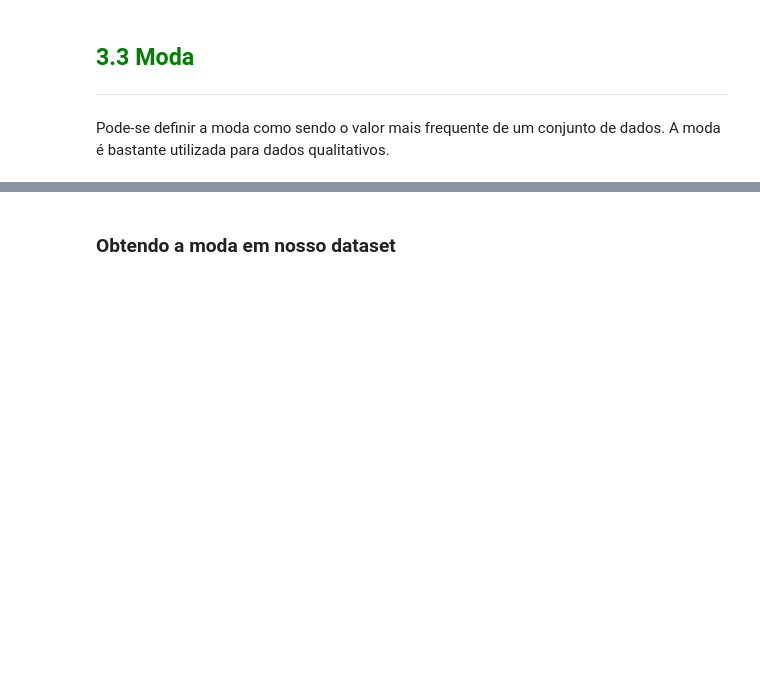
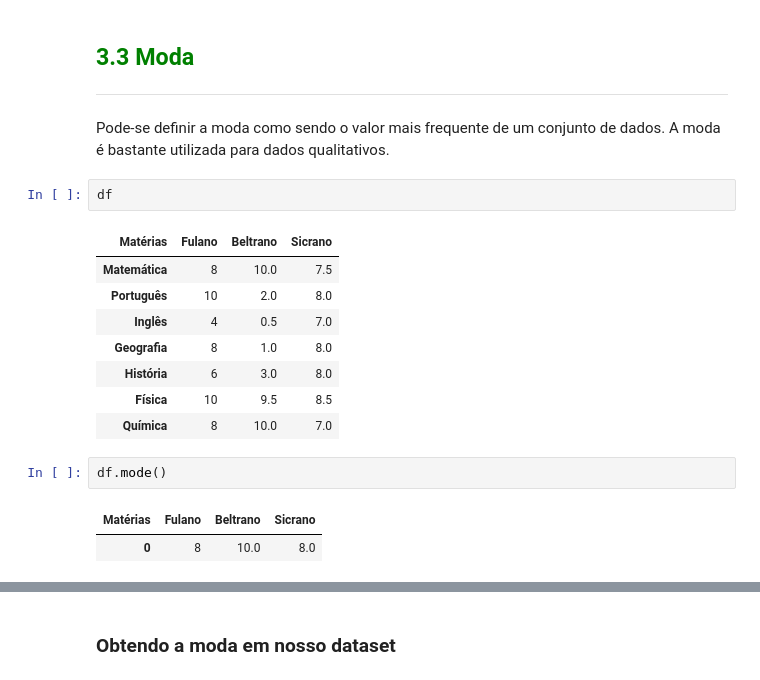
Before and after one commit to Andrebarbosalima/estatistica-com-Python-frequencias-e-medidas, a Jupyter notebook: Curso_de_Estatística_Parte_1.ipynb, the cells around one changed output, grey strips where cells are left out. Cells and saved outputs as stored; diff of their text form; blank space fills up the shorter version.

```diff
--- a/Curso_de_Estatística_Parte_1.ipynb
+++ b/Curso_de_Estatística_Parte_1.ipynb
@@ -639,3 +784,19 @@ Para obtermos a mediana de uma conjunto de dados devemos proceder da seguinte ma
 ***
 
 Pode-se definir a moda como sendo o valor mais frequente de um conjunto de dados. A moda é bastante utilizada para dados qualitativos.
+# %%
+df
+# %% [output]
+| Matérias | Fulano | Beltrano | Sicrano |
+| Matemática | 8 | 10.0 | 7.5 |
+| Português | 10 | 2.0 | 8.0 |
+| Inglês | 4 | 0.5 | 7.0 |
+| Geografia | 8 | 1.0 | 8.0 |
+| História | 6 | 3.0 | 8.0 |
+| Física | 10 | 9.5 | 8.5 |
+| Química | 8 | 10.0 | 7.0 |
+# %%
+df.mode()
+# %% [output]
+| Matérias | Fulano | Beltrano | Sicrano |
+| 0 | 8 | 10.0 | 8.0 |
```
Also changed, not shown: parts of 40 cells of this notebook.
